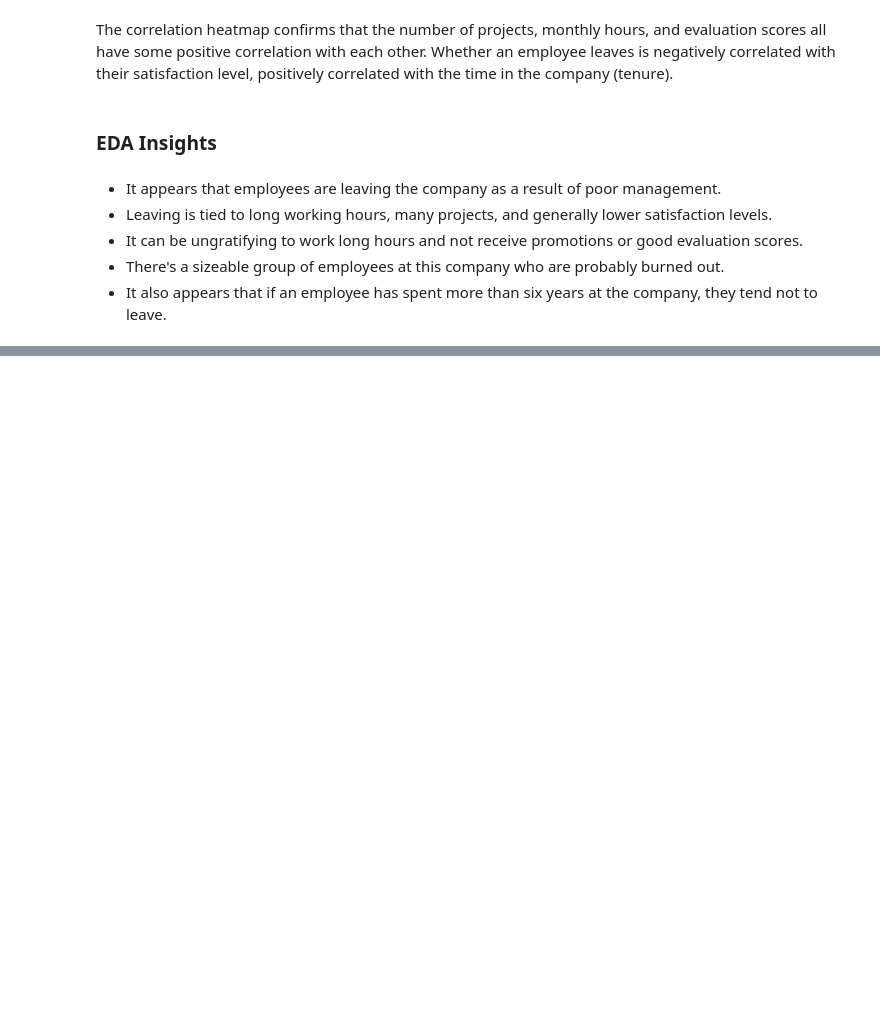
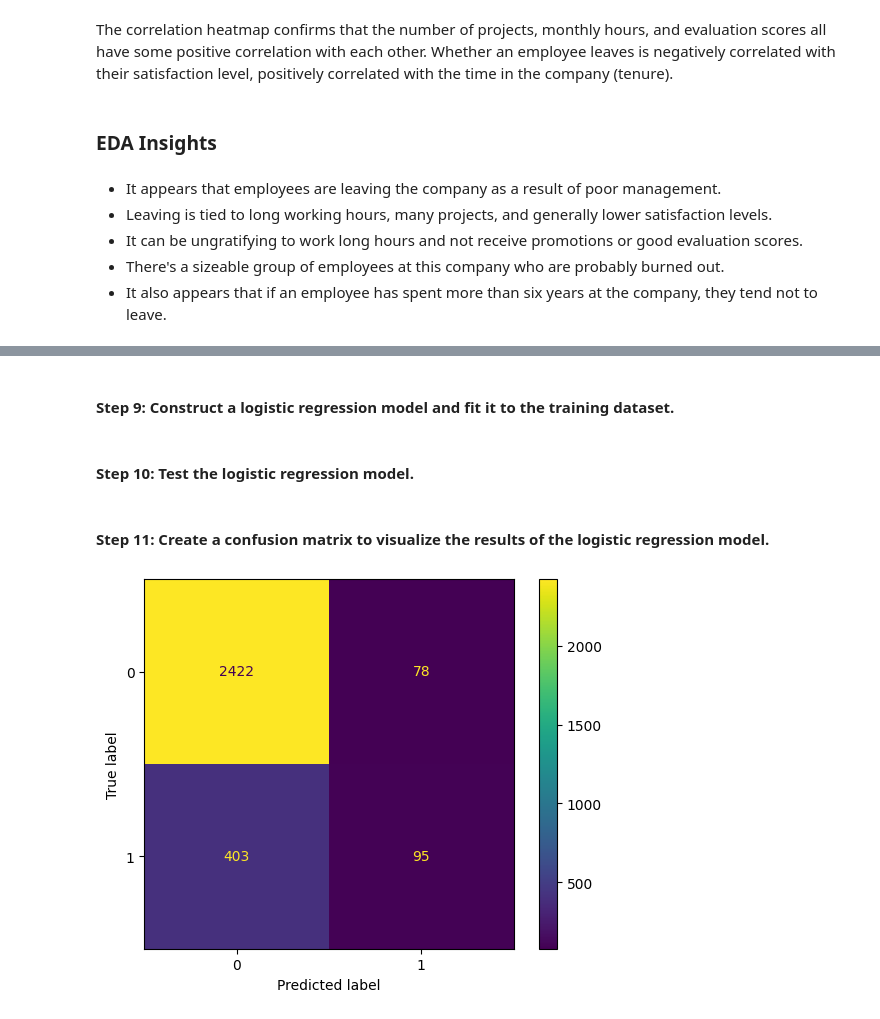
Before and after one commit to AlbertoMPalacioBastos/Machine_Learning_to_provide_insights_for_Human_Resources, a Jupyter notebook: Salifort Motors Project.ipynb, the cells around one changed output, grey strips where cells are left out. Cells and saved outputs as stored; diff of their text form; code cells hidden in the pictures; blank space fills up the shorter version.

```diff
--- a/Salifort Motors Project.ipynb
+++ b/Salifort Motors Project.ipynb
@@ -655,0 +791,6 @@ The correlation heatmap confirms that the number of projects, monthly hours, and
+# %%
+# Select the features you want to use in your model
+X = df_enc.drop(columns='left')
+
+# Display the first few rows of the selected features
+X.head(10)
@@ -655,0 +811,30 @@ The correlation heatmap confirms that the number of projects, monthly hours, and
+# %%
+# Split the data into training set and testing set
+X_train, X_test, y_train, y_test = train_test_split(X, y, test_size=0.25, stratify=y, random_state=22)
+# %% [markdown]
+#### Step 9: Construct a logistic regression model and fit it to the training dataset.
+# %%
+# Construct a logistic regression model and fit it to the training dataset
+log_clf = LogisticRegression(random_state=22, max_iter=500).fit(X_train, y_train)
+# %% [markdown]
+#### Step 10: Test the logistic regression model.
+# %%
+# Use the logistic regression model to get predictions on the test set
+y_pred = log_clf.predict(X_test)
+# %% [markdown]
+#### Step 11: Create a confusion matrix to visualize the results of the logistic regression model.
+# %%
+# Compute values for confusion matrix
+log_cm = confusion_matrix(y_test, y_pred, labels=log_clf.classes_)
+
+# Create display of confusion matrix
+log_disp = ConfusionMatrixDisplay(confusion_matrix=log_cm,
+                                  display_labels=log_clf.classes_)
+
+# Plot confusion matrix
+log_disp.plot(values_format='')
+
+# Display plot
+plt.show()
+# %% [output]
+[figure, added]
```
Also changed, not shown: parts of 36 cells of this notebook.
